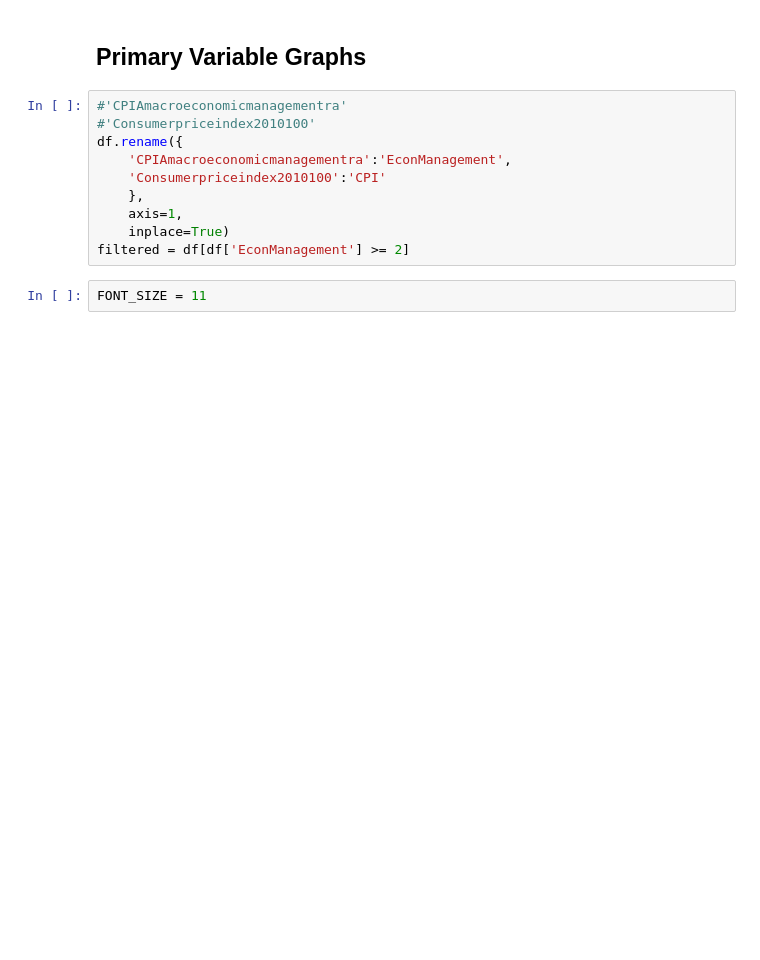
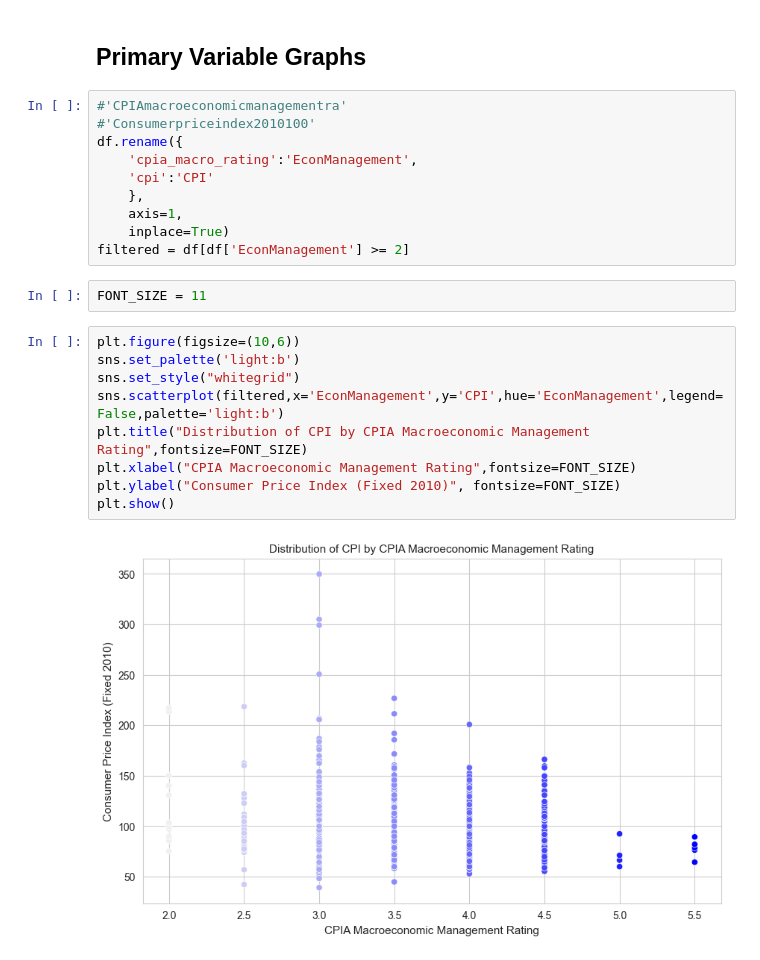
Before and after one commit to JoeyRussoniello/the-nexus-of-macroeconomic-policy-on-inflation, a Jupyter notebook: Python/python_visuals.ipynb, the cells around one changed output. Drawn from its saved outputs; the diff is of its cells as text; blank space fills up the shorter version.

```diff
--- a/Python/python_visuals.ipynb
+++ b/Python/python_visuals.ipynb
@@ -52,14 +47,25 @@ heatmap(corr,"Correlation Matrix of Stata Values")
 #'CPIAmacroeconomicmanagementra'
 #'Consumerpriceindex2010100'
 df.rename({
-    'CPIAmacroeconomicmanagementra':'EconManagement',
-    'Consumerpriceindex2010100':'CPI'
+    'cpia_macro_rating':'EconManagement',
+    'cpi':'CPI'
     },
     axis=1,
     inplace=True)
 filtered = df[df['EconManagement'] >= 2]
 # %%
 FONT_SIZE = 11
+# %%
+plt.figure(figsize=(10,6))
+sns.set_palette('light:b')
+sns.set_style("whitegrid")
+sns.scatterplot(filtered,x='EconManagement',y='CPI',hue='EconManagement',legend=False,palette='light:b')
+plt.title("Distribution of CPI by CPIA Macroeconomic Management Rating",fontsize=FONT_SIZE)
+plt.xlabel("CPIA Macroeconomic Management Rating",fontsize=FONT_SIZE)
+plt.ylabel("Consumer Price Index (Fixed 2010)", fontsize=FONT_SIZE)
+plt.show()
+# %% [output]
+[figure, added]
 # %%
 plt.figure(figsize=(10,6))
 sns.set_palette('light:b')
```
Also changed, not shown: parts of 8 cells of this notebook, 4 other files.
